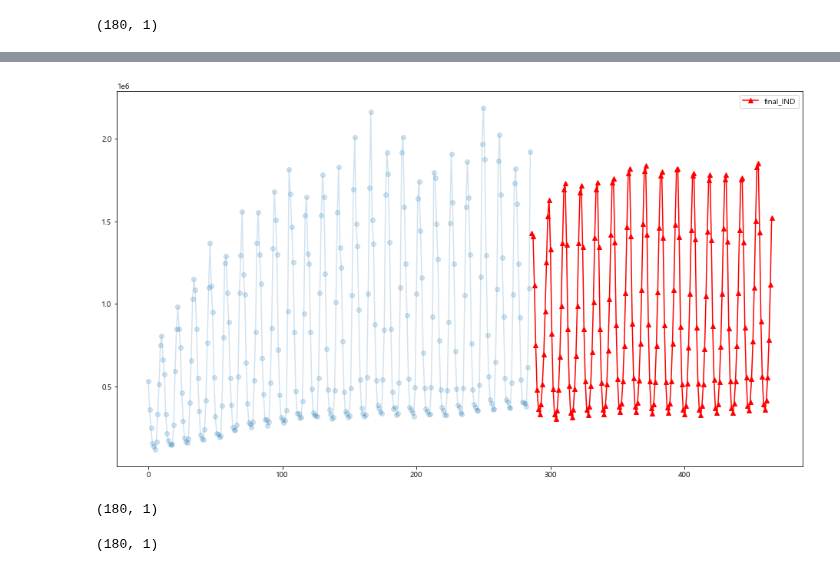
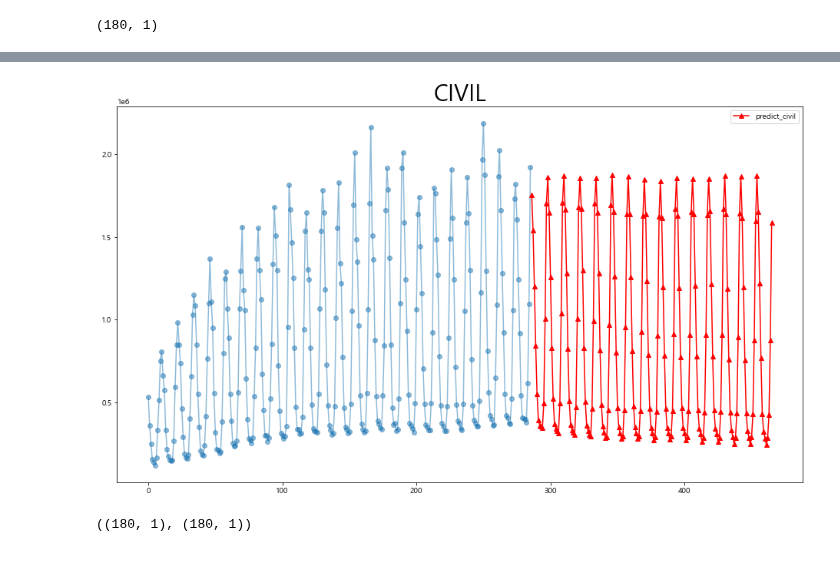
Before and after one commit to minsoo-s/03_Self_Study, a Jupyter notebook: bigstar/pred_21_35.ipynb, the cells around one changed output, grey strips where cells are left out. Saved outputs shown, nothing was run; the diff lists cells and outputs as text; code cells hidden in the pictures.

```diff
--- a/bigstar/pred_21_35.ipynb
+++ b/bigstar/pred_21_35.ipynb
@@ -614,6 +677,6 @@ memory usage: 84.5+ KB
 # %%
 # 1996~2020
-train_all = train_all[['DATE','POWER_GAS','ELEC_INDSUM','OIL_PRICE','QVA','TCL_LT'	,'TEMP_EF_MEAN','ELEC_SERVICE', 'CIVIL','IND']]
+train_all = train_all[['DATE','POWER_GAS','ELEC_INDSUM','OIL_PRICE','QVA','TCL_LT','TEMP_EF_MEAN','ELEC_SERVICE','POWER_FIRE','ELEC_ALL', 'CIVIL','IND']]
 
 # 1996~2020 feature
 train_data = train_all.drop(['DATE','CIVIL','IND'], axis =1)
@@ -625,7 +688,7 @@ train_target_I = train_all['IND']
 
 # 2021~2035
 test_data = future_feature.drop(['DATE'], axis =1)
-test_data.columns = ['POWER_GAS','ELEC_INDSUM','OIL_PRICE','QVA','TCL_LT','TEMP_EF_MEAN','ELEC_SERVICE']
+test_data.columns = ['POWER_GAS','ELEC_INDSUM','OIL_PRICE','QVA','TCL_LT','TEMP_EF_MEAN','ELEC_SERVICE','POWER_FIRE','ELEC_ALL']
 
 # 1996~2035
 feature_all = pd.concat([train_data,test_data])
@@ -836,9 +900,9 @@ from sklearn.preprocessing import MinMaxScaler
 scaler = MinMaxScaler()
 scaler_target = MinMaxScaler()
 # 전체
-# scale_cols = ['POWER_GAS','ELEC_INDSUM','OIL_PRICE','QVA','TCL_LT','TEMP_EF_MEAN','ELEC_SERVICE']
+scale_cols = ['POWER_GAS','ELEC_INDSUM','OIL_PRICE','QVA','TCL_LT','TEMP_EF_MEAN','ELEC_SERVICE','POWER_FIRE','ELEC_ALL']
 # 민수용
-scale_cols = ['POWER_GAS','ELEC_INDSUM','OIL_PRICE','QVA','TEMP_EF_MEAN']
+# scale_cols = ['POWER_GAS','ELEC_INDSUM','OIL_PRICE','QVA','TEMP_EF_MEAN']
 
 # 스케일링
 train_data_scaled = scaler.fit_transform(train_data[scale_cols])
@@ -860,15 +924,17 @@ train_target_scaled_C = train_target_scaled['CIVIL']
 train_target_scaled_I = train_target_scaled['IND']
 # %%
 # [ 최종 전용 (학습 300개월, 예측 180개월) ]
+
+# 과거 학습 단위 설정
+WINDOW_SIZE = 14  # 단위:직전 개월 수 -> 다음 1개월 예측
 
 # 학습 데이터
 x_train = train_data_scaled #1996~2020
 # target 산업용(스케일 X)
 y_train_C = train_target_C # 1996~2020
-
-# 최종테스트용 x_test
-x_test_final = feature_all_scaled[286:]
+# x_test(최종테스트용)
+x_test_final = feature_all_scaled[300-WINDOW_SIZE:] # 과거단위 학습으로 WINDOW_SIZE만큼 이전 데이터 필요
 
 
-x_train.shape, y_train_C.shape, x_test_final.shape
+WINDOW_SIZE, x_train.shape, y_train_C.shape, x_test_final.shape
 # %% [output]
@@ -906,11 +970,11 @@ from keras.callbacks import EarlyStopping, ModelCheckpoint
 from keras.layers import LSTM
 
 model_C = Sequential()
-model_C.add(LSTM(32,
+model_C.add(Bidirectional(LSTM(32,
                 input_shape=(x_train.shape[1], x_train.shape[2]),
                 activation='relu',
                 return_sequences=False)
-            )
+            ))
 
 model_C.add(Dense(1))
 
@@ -919,6 +983,6 @@ model_C.add(Dense(1))
 model_C.compile(loss='mae', optimizer='adam')
 
 history = model_C.fit(x_train, y_train_C,
-                                    epochs=100,
+                                    epochs=500,
                                     batch_size=16)
 # %% [output]
@@ -953,23 +1018,19 @@ plt.plot(pred_final_CIVIL)
 # %%
 # [ 예측 결과 시각화: 전체흐름 파악용 ]
+
+# x축 범위 설정(a_axis: 학습데이터, y_axis: 예측 데이터)
 a_axis = np.arange(0, len(y_train_C))
-b_axis = np.arange(len(y_train_C), len(y_train_C) + len(pred_C))
-c_axis = np.arange(len(y_train_C), len(y_train_C) + len(pred_final_CIVIL))
+b_axis = np.arange(len(y_train_C), len(y_train_C) + len(pred_final_CIVIL))
 
-plt.figure(figsize=(16,9)) # .reshape(x_train.shape[0],)
-plt.plot(a_axis, y_train_C, 'o-',alpha=0.2)
-#plt.plot(b_axis, pred_I, 'o-', color='blue', label='Predicted')
-#plt.plot(b_axis, y_val_I, 'o-', color='green', alpha=0.2, label='Actual')
-plt.plot(c_axis, pred_final_CIVIL, '^-', color='red', label='final_IND')
+plt.figure(figsize=(16,9))
+plt.title('CIVIL',fontsize=30)
+plt.plot(a_axis, y_train_C, 'o-',alpha=0.5)
+plt.plot(b_axis, pred_final_CIVIL, '^-', color='red', label='predict_civil')
 plt.legend()
 plt.show()
 # %% [output]
-[figure, old version]
+[figure, new version]
 # %%
-pred_final_CIVIL.shape
+pred_final_CIVIL.shape, pred_final_IND.shape
 # %% [output]
-(180, 1)
+((180, 1), (180, 1))
-# %%
-pred_final_IND.shape
-# %% [output]
-(180, 1)
```
Also changed, not shown: parts of 45 cells of this notebook, 4 other files.
